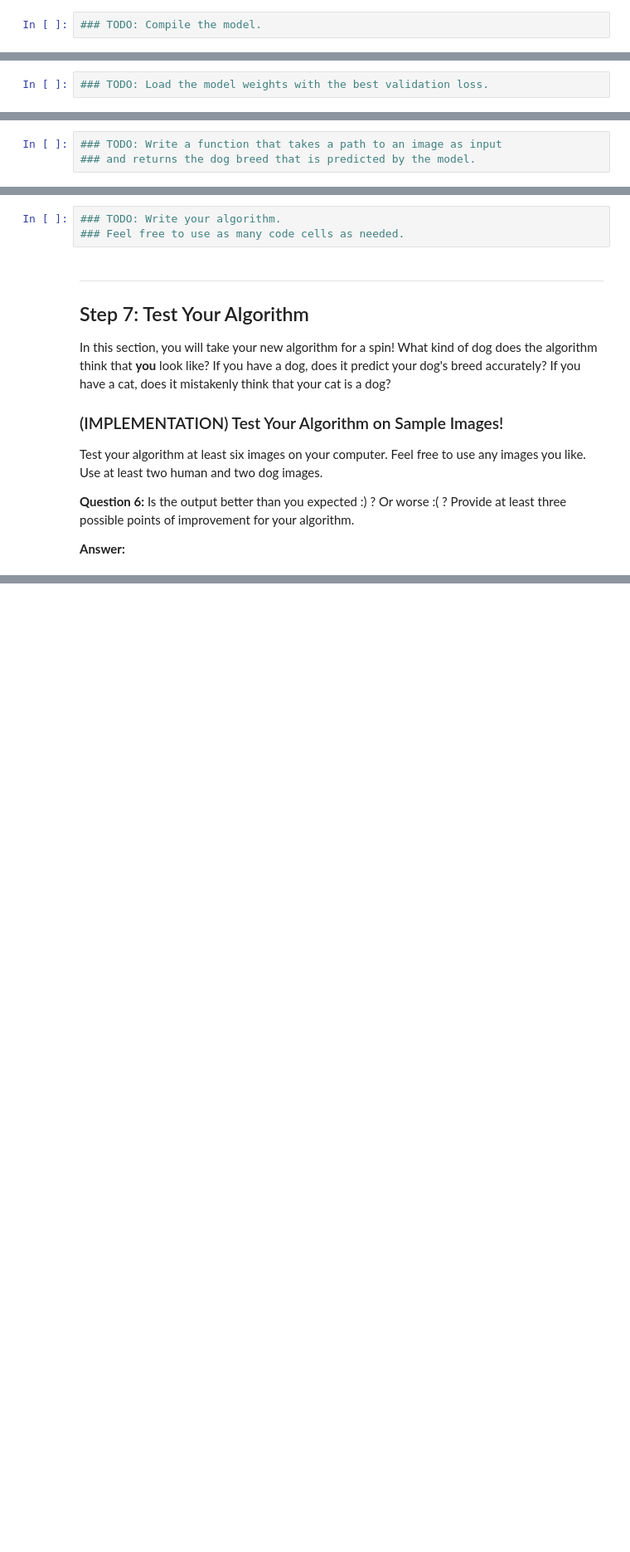
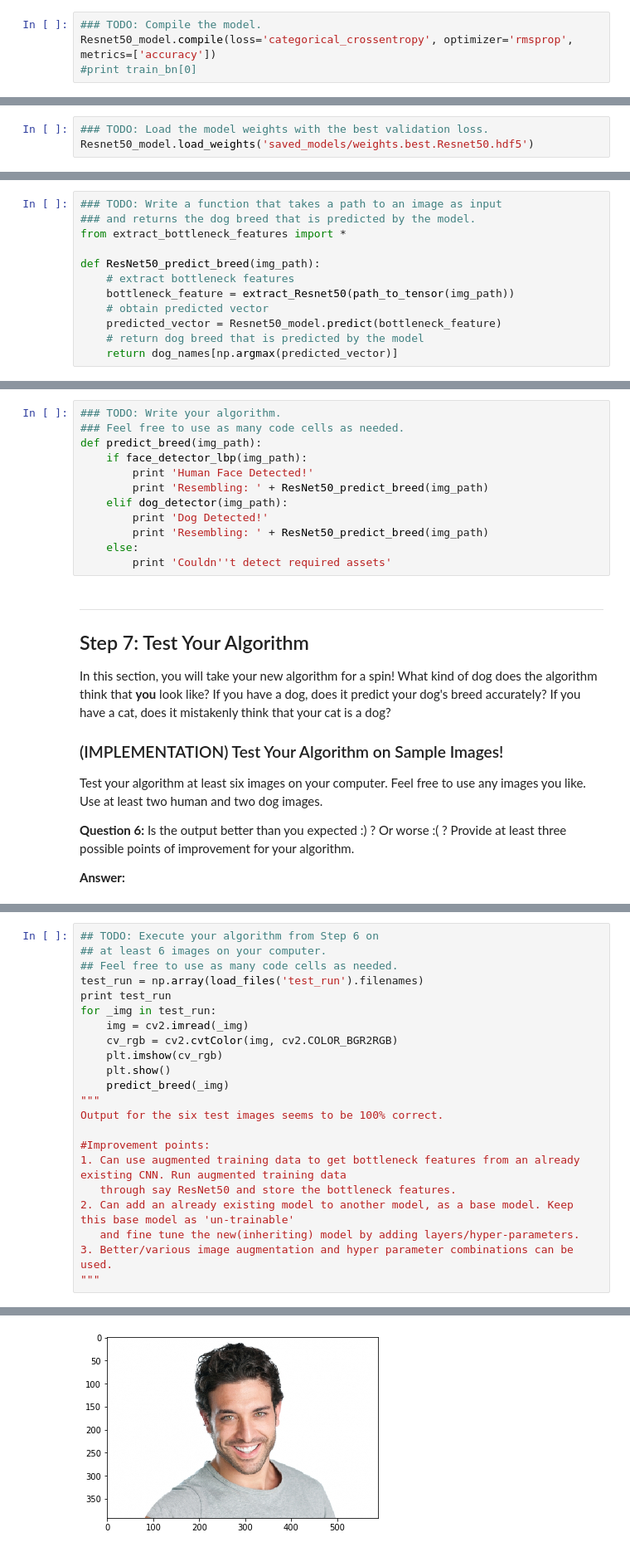
Before and after one commit to amankaushik/dog-project, a Jupyter notebook: dog_app.ipynb, the cells around one changed output, grey strips where cells are left out. Shown at 83% size. Saved outputs shown, nothing was run; the diff lists cells and outputs as text; blank space fills up the shorter version.

```diff
--- a/dog_app.ipynb
+++ b/dog_app.ipynb
@@ -670,6 +724,8 @@ __Answer:__
 ### (IMPLEMENTATION) Compile the Model
 # %%
 ### TODO: Compile the model.
+Resnet50_model.compile(loss='categorical_crossentropy', optimizer='rmsprop', metrics=['accuracy'])
+#print train_bn[0]
 # %% [markdown]
 ### (IMPLEMENTATION) Train the Model
 
@@ -682,6 +762,7 @@ You are welcome to [augment the training data](https://blog.keras.io/building-po
 ### (IMPLEMENTATION) Load the Model with the Best Validation Loss
 # %%
 ### TODO: Load the model weights with the best validation loss.
+Resnet50_model.load_weights('saved_models/weights.best.Resnet50.hdf5')
 # %% [markdown]
 ### (IMPLEMENTATION) Test the Model
 
@@ -706,6 +795,15 @@ where `{network}`, in the above filename, should be one of `VGG19`, `Resnet50`,
 # %%
 ### TODO: Write a function that takes a path to an image as input
 ### and returns the dog breed that is predicted by the model.
+from extract_bottleneck_features import *
+
+def ResNet50_predict_breed(img_path):
+    # extract bottleneck features
+    bottleneck_feature = extract_Resnet50(path_to_tensor(img_path))
+    # obtain predicted vector
+    predicted_vector = Resnet50_model.predict(bottleneck_feature)
+    # return dog breed that is predicted by the model
+    return dog_names[np.argmax(predicted_vector)]
 # %% [markdown]
 ---
 <a id='step6'></a>
@@ -727,6 +825,15 @@ Some sample output for our algorithm is provided below, but feel free to design
 # %%
 ### TODO: Write your algorithm.
 ### Feel free to use as many code cells as needed.
+def predict_breed(img_path):
+    if face_detector_lbp(img_path):
+        print 'Human Face Detected!'
+        print 'Resembling: ' + ResNet50_predict_breed(img_path)
+    elif dog_detector(img_path):
+        print 'Dog Detected!'
+        print 'Resembling: ' + ResNet50_predict_breed(img_path)
+    else:
+        print 'Couldn''t detect required assets'
 # %% [markdown]
 ---
 <a id='step7'></a>
@@ -747,0 +851,23 @@ __Answer:__
+# %%
+## TODO: Execute your algorithm from Step 6 on
+## at least 6 images on your computer.
+## Feel free to use as many code cells as needed.
+test_run = np.array(load_files('test_run').filenames)
+print test_run
+for _img in test_run:
+    img = cv2.imread(_img)
+    cv_rgb = cv2.cvtColor(img, cv2.COLOR_BGR2RGB)
+    plt.imshow(cv_rgb)
+    plt.show()
+    predict_breed(_img)
+"""
+Output for the six test images seems to be 100% correct.
+
+#Improvement points:
+1. Can use augmented training data to get bottleneck features from an already existing CNN. Run augmented training data
+   through say ResNet50 and store the bottleneck features.
+2. Can add an already existing model to another model, as a base model. Keep this base model as 'un-trainable'
+   and fine tune the new(inheriting) model by adding layers/hyper-parameters.
+3. Better/various image augmentation and hyper parameter combinations can be used.
+"""
+# %% [output]
@@ -747,0 +877 @@ __Answer:__
+[figure, added]
```
Also changed, not shown: parts of 16 cells of this notebook, 7 other files.
